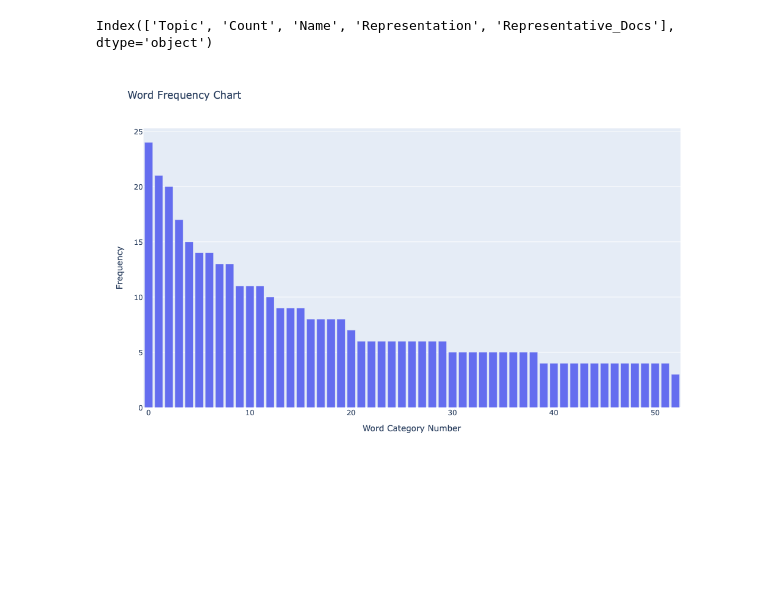
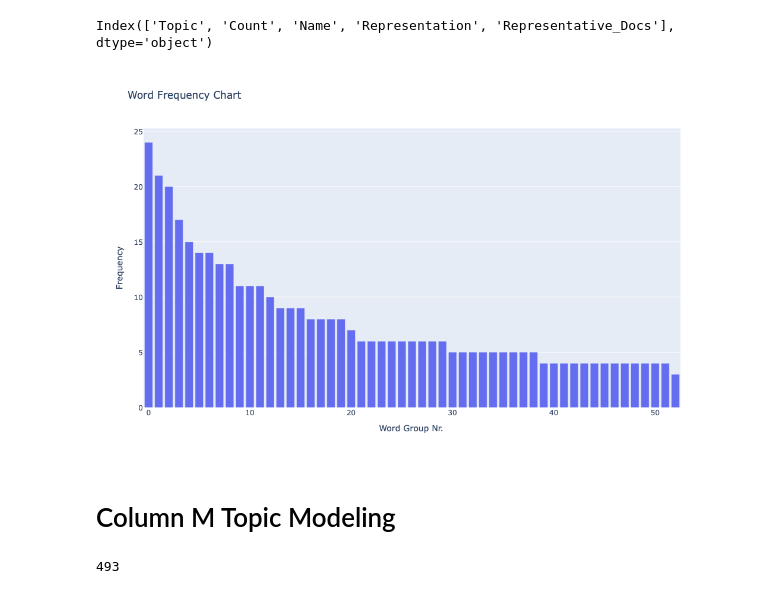
Before and after one commit to lynn-twinkl/joe_competitor_survey_analysis, a Jupyter notebook: draft-notebook.ipynb, the cells around one changed output. Drawn from its saved outputs; the diff is of its cells as text; code cells hidden in the pictures; blank space fills up the shorter version.

Commit message:
Topic modeling for last experience reponses

```diff
--- a/draft-notebook.ipynb
+++ b/draft-notebook.ipynb
@@ -576,7 +562,7 @@ word_associations_df.columns
 # %% [output]
 Index(['Topic', 'Count', 'Name', 'Representation', 'Representative_Docs'], dtype='object')
 # %%
-def create_topicFreq_chart(topics_df):
+def create_topicFreq_chart(topics_df, chart_title="Chart Title", xaxis_title="Title"):
 
     # Create a new column "top_words" that holds the top 5 words for each topic.
     # `topic_model.get_topic(topic)` returns a list of (word, score) tuples.
@@ -589,7 +575,7 @@ def create_topicFreq_chart(topics_df):
         x="Topic",
         y="Count",
         custom_data=["top_5_words"],
-        title="Word Frequency Chart",
+        title=chart_title,
         labels={"Count": "Frequency", "Topic Nr.": "Topic"},
     )
 
@@ -598,7 +584,7 @@ def create_topicFreq_chart(topics_df):
         marker_color='#646DEF',
         textposition='outside',
         hovertemplate=(
-            'Word Category: %{x}<br>'
+            'Label: %{x}<br>'
             'Frequency: %{y}<br>'
             'Top 5 words: %{customdata[0]}<extra></extra>'
         )
@@ -607,7 +593,7 @@ def create_topicFreq_chart(topics_df):
     topicFreq_barchart.update_layout(
         uniformtext_minsize=8,
         uniformtext_mode='hide',
-        xaxis_title="Word Category Number",
+        xaxis_title=xaxis_title,
         yaxis_title="Frequency",
         height=650,
 
@@ -615,8 +601,10 @@ def create_topicFreq_chart(topics_df):
 
     return topicFreq_barchart
 # %%
-topic_freq_barchart = create_topicFreq_chart(word_associations_df)
+topic_freq_barchart = create_topicFreq_chart(word_associations_df, chart_title="Word Frequency Chart", xaxis_title="Word Group Nr.")
 
 topic_freq_barchart
 # %% [output]
-[figure, old version]
+[figure, new version]
+# %% [markdown]
+# Column M Topic Modeling
@@ -622,0 +613,4 @@ topic_freq_barchart
+# %%
+len(last_experience_responses)
+# %% [output]
+493
```
Also changed, not shown: parts of 9 cells of this notebook.
